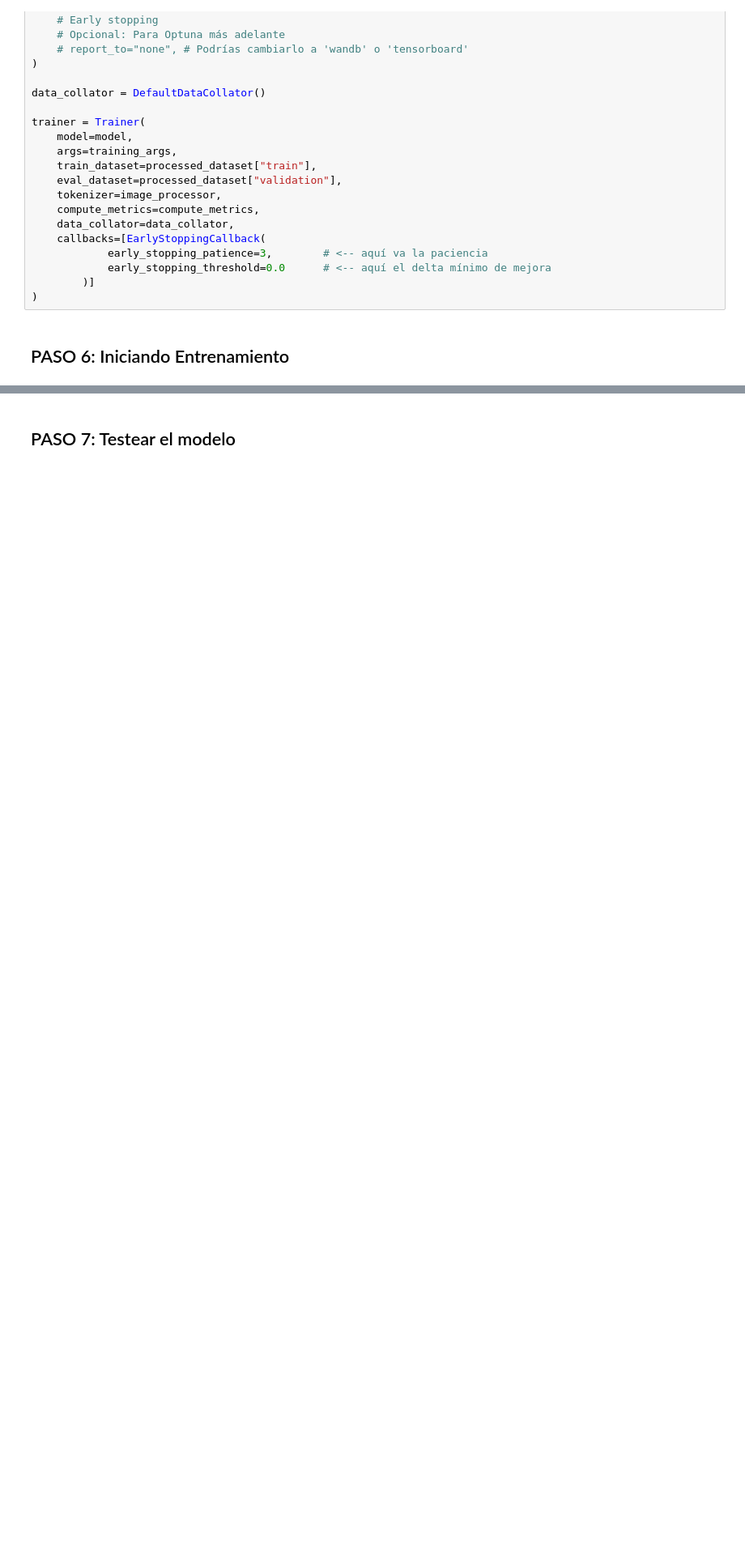
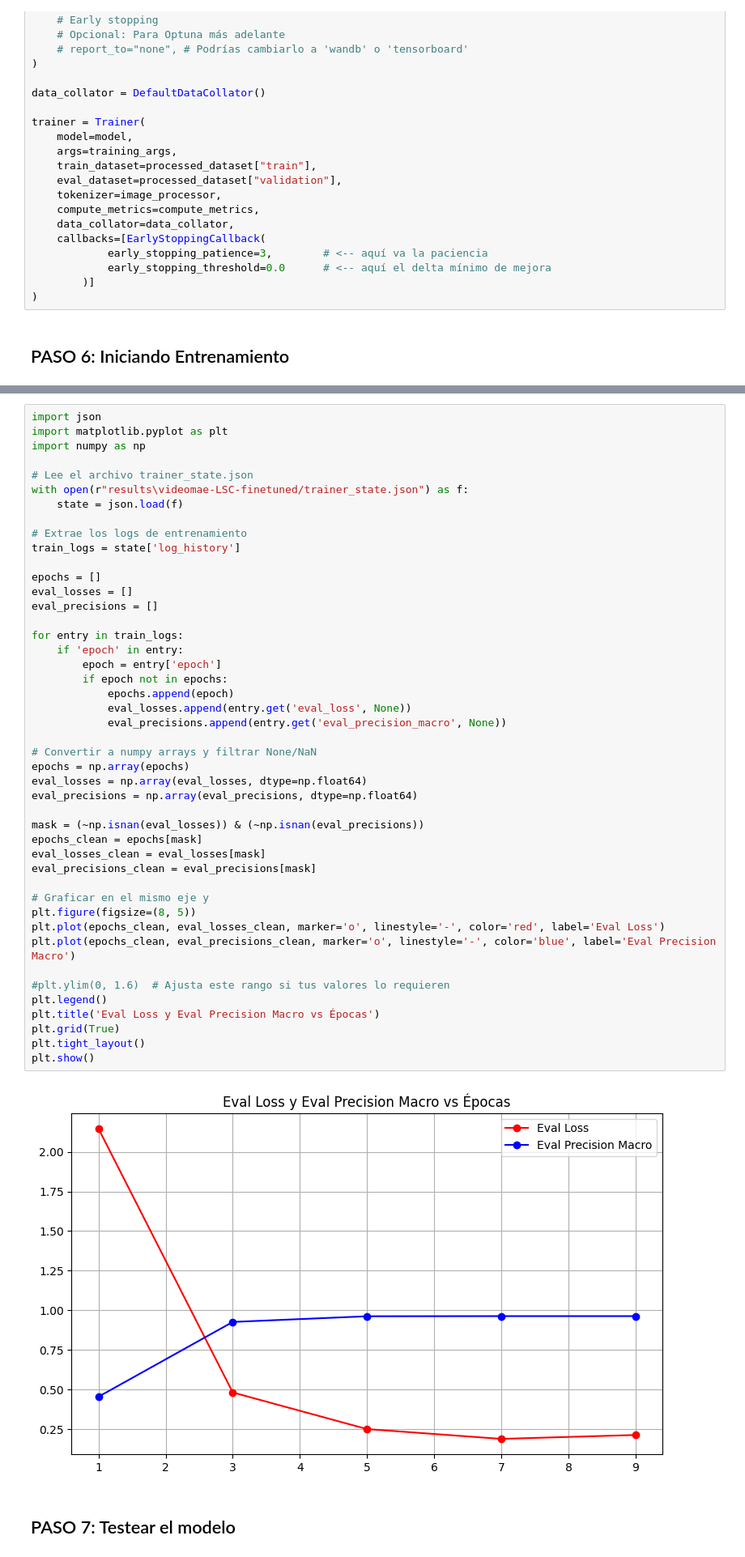
Before and after one commit to danieldnsr/trainining_model_ensearte_LSC, a Jupyter notebook: videomae/main.ipynb, the cells around one changed output, grey strips where cells are left out. Shown at 81% size. Drawn from its saved outputs; the diff is of its cells as text; blank space fills up the shorter version.

```diff
--- a/videomae/main.ipynb
+++ b/videomae/main.ipynb
@@ -263,4 +264,51 @@ Guardando métricas de entrenamiento...
 Métricas y estado del Trainer guardados.
+# %%
+import json
+import matplotlib.pyplot as plt
+import numpy as np
+
+# Lee el archivo trainer_state.json
+with open(r"results\videomae-LSC-finetuned/trainer_state.json") as f:
+    state = json.load(f)
+
+# Extrae los logs de entrenamiento
+train_logs = state['log_history']
+
+epochs = []
+eval_losses = []
+eval_precisions = []
+
+for entry in train_logs:
+    if 'epoch' in entry:
+        epoch = entry['epoch']
+        if epoch not in epochs:
+            epochs.append(epoch)
+            eval_losses.append(entry.get('eval_loss', None))
+            eval_precisions.append(entry.get('eval_precision_macro', None))
+
+# Convertir a numpy arrays y filtrar None/NaN
+epochs = np.array(epochs)
+eval_losses = np.array(eval_losses, dtype=np.float64)
+eval_precisions = np.array(eval_precisions, dtype=np.float64)
+
+mask = (~np.isnan(eval_losses)) & (~np.isnan(eval_precisions))
+epochs_clean = epochs[mask]
+eval_losses_clean = eval_losses[mask]
+eval_precisions_clean = eval_precisions[mask]
+
+# Graficar en el mismo eje y
+plt.figure(figsize=(8, 5))
+plt.plot(epochs_clean, eval_losses_clean, marker='o', linestyle='-', color='red', label='Eval Loss')
+plt.plot(epochs_clean, eval_precisions_clean, marker='o', linestyle='-', color='blue', label='Eval Precision Macro')
+
+#plt.ylim(0, 1.6)  # Ajusta este rango si tus valores lo requieren
+plt.legend()
+plt.title('Eval Loss y Eval Precision Macro vs Épocas')
+plt.grid(True)
+plt.tight_layout()
+plt.show()
+# %% [output]
+[figure, added]
 # %% [markdown]
 ## PASO 7: Testear el modelo
 # %%
```
Also changed, not shown: parts of 9 cells of this notebook, 2 other files.
